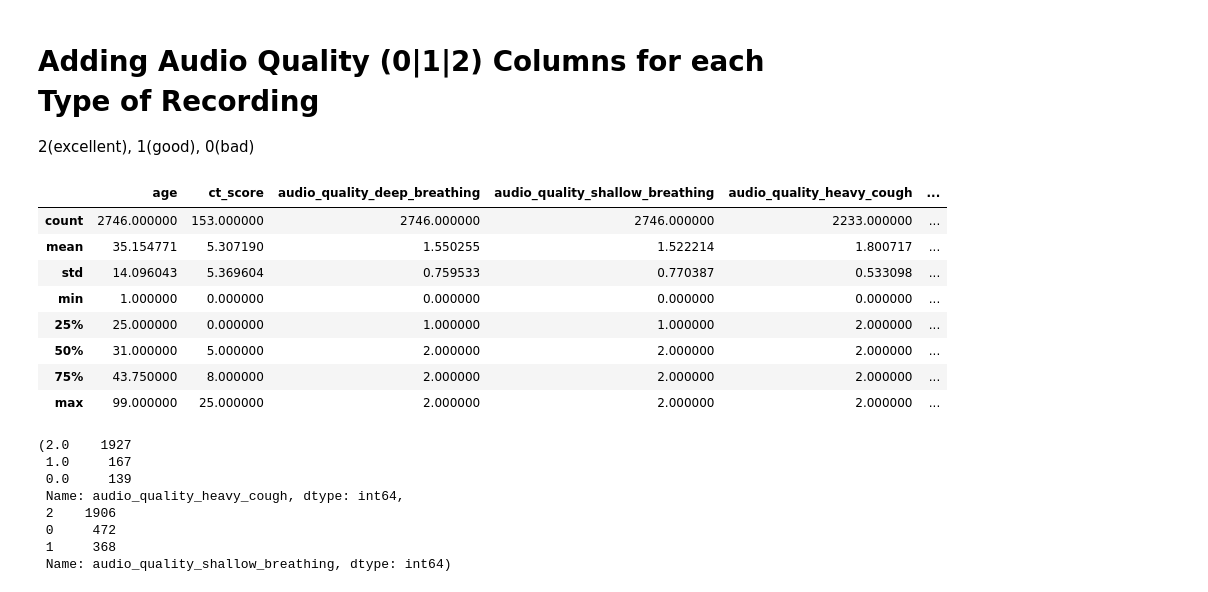
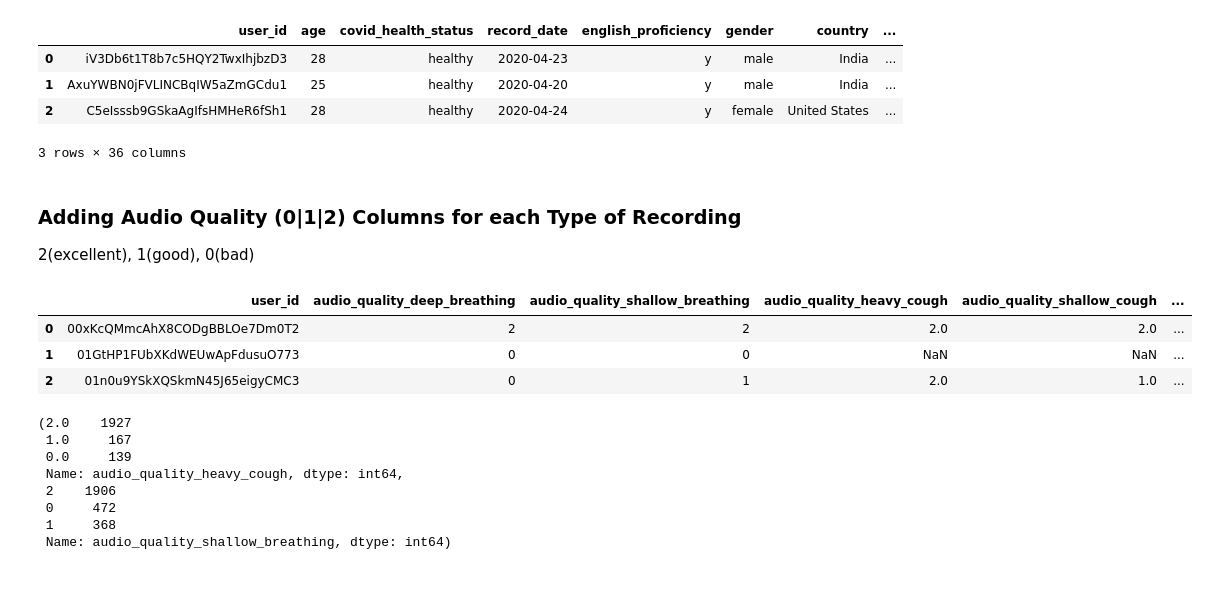
Before and after one commit to MichaelReiter94/acoustic_covid_detection, a Jupyter notebook: python/Jupyter_Notebooks/tests_for_coswara_metadata.ipynb, the cells around one changed output. Drawn from its saved outputs; the diff is of its cells as text; code cells hidden in the pictures.

Commit message:
metadata notebook

```diff
--- a/python/Jupyter_Notebooks/tests_for_coswara_metadata.ipynb
+++ b/python/Jupyter_Notebooks/tests_for_coswara_metadata.ipynb
@@ -20,0 +72,24 @@ import librosa
+# %%
+def get_audio_quality_annotations():
+    PATH = "data/Coswara-Data/annotations/"
+    recording_quality_files = {"audio_quality_deep_breathing":  PATH + "breathing-deep_labels_pravinm.csv",
+                               "audio_quality_shallow_breathing": PATH + "breathing-shallow_labels_pravinm.csv",
+                               "audio_quality_heavy_cough": PATH + "cough-heavy_labels_debottam.csv",
+                               "audio_quality_shallow_cough": PATH + "cough-shallow_labels_debarpan.csv",
+                               "audio_quality_counting_fast": PATH + "counting-fast_labels_pravinm.csv",
+                               "audio_quality_counting_normal": PATH + "counting-normal_labels_pravinm.csv",
+                               "audio_quality_vowel_a": PATH + "vowel-a_labels_debarpan.csv",
+                               "audio_quality_vowel_e": PATH + "vowel-e_labels_debottam.csv",
+                               "audio_quality_vowel_o": PATH + "vowel-o_labels_updated_neeraj.csv"}
+
+    df = pd.DataFrame({"user_id":participant_ids})
+    for (feature_name, file_path) in recording_quality_files.items():
+        audio_quality_annotations = pd.read_csv(file_path)
+
+        rename_dict = {"FILENAME": "user_id",
+                       " QUALITY": feature_name}
+
+        audio_quality_annotations.rename(rename_dict, axis="columns", inplace=True)
+        audio_quality_annotations.user_id = audio_quality_annotations.user_id.str.split("_").str[0]
+        df = pd.merge(df, audio_quality_annotations, on="user_id", how="outer")
+    return df
@@ -119,3 +196,12 @@ Value Error = length of the audio file = 0 samples
+# %%
+rename_columns(metadata)
+metadata.head(3)
+# %% [output]
+|  | user_id | age | covid_health_status | record_date | english_proficiency | gender | country | ... |
+| 0 | iV3Db6t1T8b7c5HQY2TwxIhjbzD3 | 28 | healthy | 2020-04-23 | y | male | India | ... |
+| 1 | AxuYWBN0jFVLINCBqIW5aZmGCdu1 | 25 | healthy | 2020-04-20 | y | male | India | ... |
+| 2 | C5eIsssb9GSkaAgIfsHMHeR6fSh1 | 28 | healthy | 2020-04-24 | y | female | United States | ... |
+3 rows × 36 columns
 # %% [markdown]
-# Adding Audio Quality (0|1|2) Columns for each Type of Recording
+### Adding Audio Quality (0|1|2) Columns for each Type of Recording
 2(excellent), 1(good), 0(bad)
@@ -144,13 +208,9 @@ for (feature_name, file_path) in recording_quality_files.items():
 # %%
-metadata.describe()
+audio_quality_annotations = get_audio_quality_annotations()
+audio_quality_annotations.head(3)
 # %% [output]
-|  | age | ct_score | audio_quality_deep_breathing | audio_quality_shallow_breathing | audio_quality_heavy_cough | ... |
-| count | 2746.000000 | 153.000000 | 2746.000000 | 2746.000000 | 2233.000000 | ... |
-| mean | 35.154771 | 5.307190 | 1.550255 | 1.522214 | 1.800717 | ... |
-| std | 14.096043 | 5.369604 | 0.759533 | 0.770387 | 0.533098 | ... |
-| min | 1.000000 | 0.000000 | 0.000000 | 0.000000 | 0.000000 | ... |
-| 25% | 25.000000 | 0.000000 | 1.000000 | 1.000000 | 2.000000 | ... |
-| 50% | 31.000000 | 5.000000 | 2.000000 | 2.000000 | 2.000000 | ... |
-| 75% | 43.750000 | 8.000000 | 2.000000 | 2.000000 | 2.000000 | ... |
-| max | 99.000000 | 25.000000 | 2.000000 | 2.000000 | 2.000000 | ... |
+|  | user_id | audio_quality_deep_breathing | audio_quality_shallow_breathing | audio_quality_heavy_cough | audio_quality_shallow_cough | ... |
+| 0 | 00xKcQMmcAhX8CODgBBLOe7Dm0T2 | 2 | 2 | 2.0 | 2.0 | ... |
+| 1 | 01GtHP1FUbXKdWEUwApFdusuO773 | 0 | 0 | NaN | NaN | ... |
+| 2 | 01n0u9YSkXQSkmN45J65eigyCMC3 | 0 | 1 | 2.0 | 1.0 | ... |
 # %%
```
Also changed, not shown: parts of 34 cells of this notebook.
